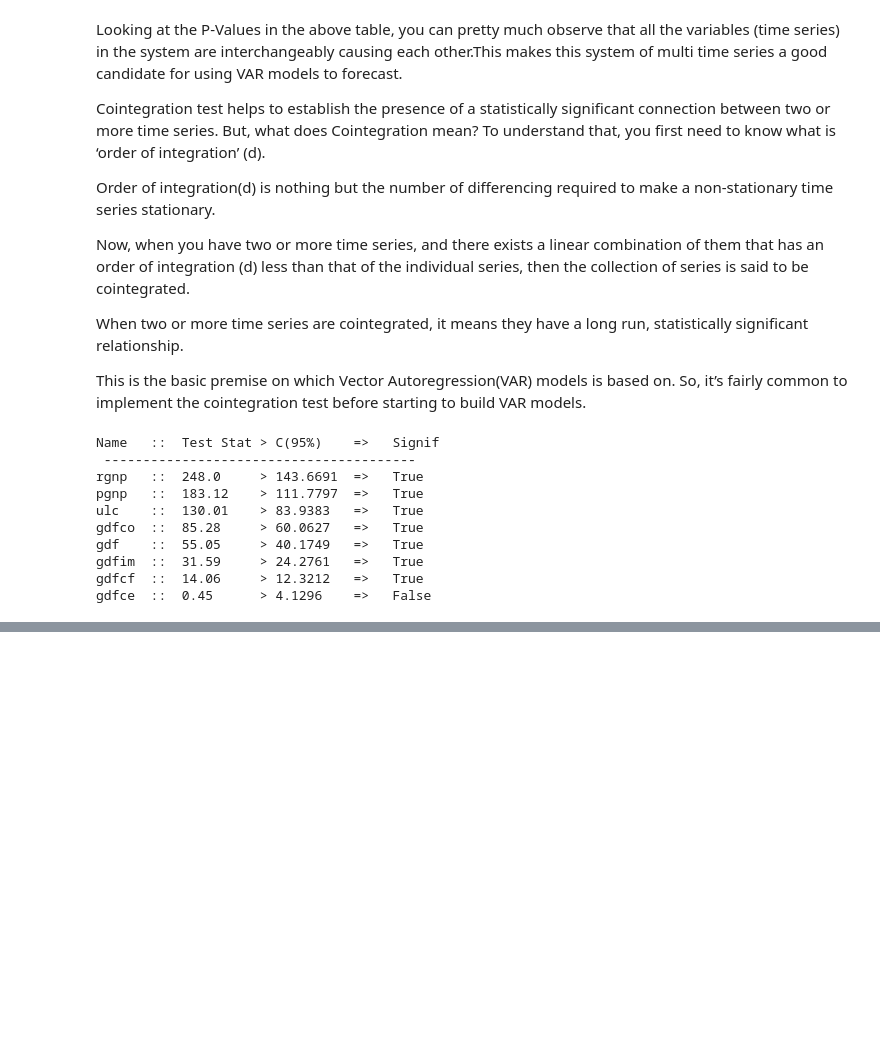
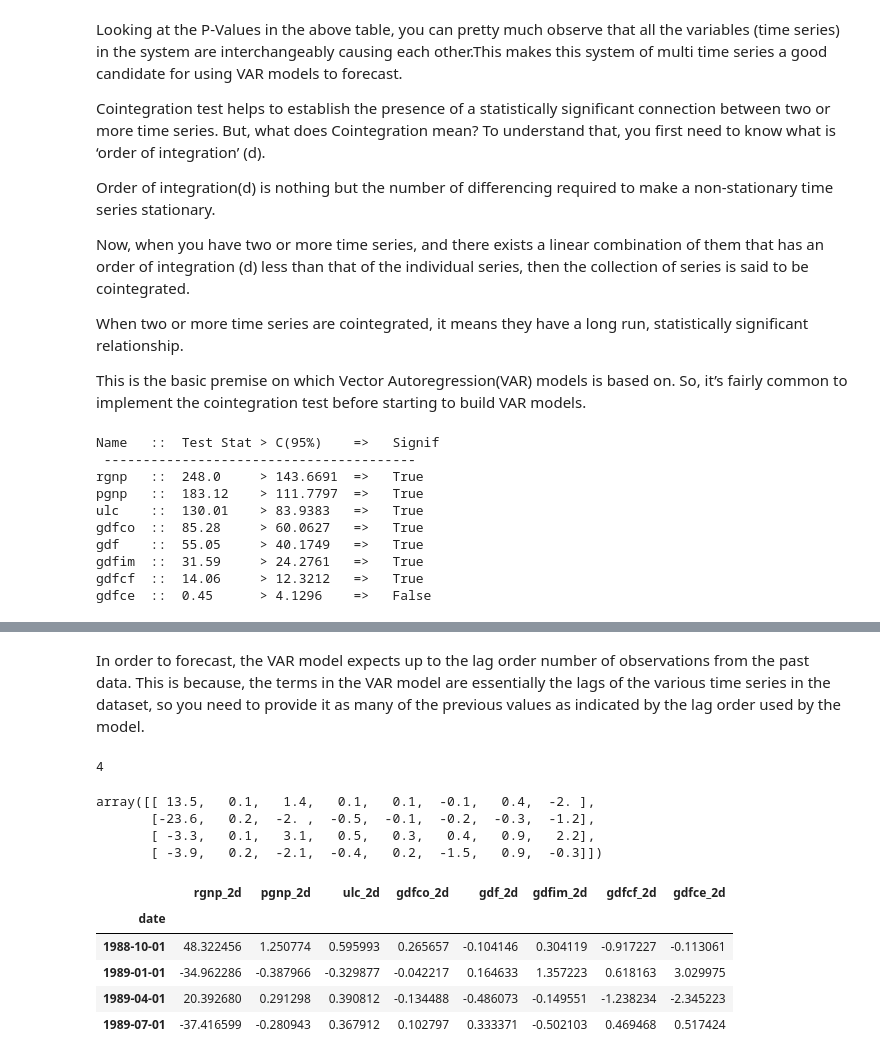
Before and after one commit to xxl4tomxu98/vector-autoregressive-model-wage-inflations, a Jupyter notebook: VAR-model.ipynb, the cells around one changed output, grey strips where cells are left out. Cells and saved outputs as stored; diff of their text form; code cells hidden in the pictures; blank space fills up the shorter version.

```diff
--- a/VAR-model.ipynb
+++ b/VAR-model.ipynb
@@ -118,0 +349,28 @@ gdfce  ::  0.45      > 4.1296    =>   False
+# %% [markdown]
+In order to forecast, the VAR model expects up to the lag order number of observations from the past data. This is because, the terms in the VAR model are essentially the lags of the various time series in the dataset, so you need to provide it as many of the previous values as indicated by the lag order used by the model.
+# %%
+# Get the lag order
+lag_order = model_fitted.k_ar
+print(lag_order)  #> 4
+
+# Input data for forecasting
+forecast_input = df_differenced.values[-lag_order:]
+forecast_input
+# %% [output]
+4
+array([[ 13.5,   0.1,   1.4,   0.1,   0.1,  -0.1,   0.4,  -2. ],
+       [-23.6,   0.2,  -2. ,  -0.5,  -0.1,  -0.2,  -0.3,  -1.2],
+       [ -3.3,   0.1,   3.1,   0.5,   0.3,   0.4,   0.9,   2.2],
+       [ -3.9,   0.2,  -2.1,  -0.4,   0.2,  -1.5,   0.9,  -0.3]])
+# %%
+# Forecast
+fc = model_fitted.forecast(y=forecast_input, steps=nobs)
+df_forecast = pd.DataFrame(fc, index=df.index[-nobs:], columns=df.columns + '_2d')
+df_forecast
+# %% [output]
+|  | rgnp_2d | pgnp_2d | ulc_2d | gdfco_2d | gdf_2d | gdfim_2d | gdfcf_2d | gdfce_2d |
+| date |  |  |  |  |  |  |  |  |
+| 1988-10-01 | 48.322456 | 1.250774 | 0.595993 | 0.265657 | -0.104146 | 0.304119 | -0.917227 | -0.113061 |
+| 1989-01-01 | -34.962286 | -0.387966 | -0.329877 | -0.042217 | 0.164633 | 1.357223 | 0.618163 | 3.029975 |
+| 1989-04-01 | 20.392680 | 0.291298 | 0.390812 | -0.134488 | -0.486073 | -0.149551 | -1.238234 | -2.345223 |
+| 1989-07-01 | -37.416599 | -0.280943 | 0.367912 | 0.102797 | 0.333371 | -0.502103 | 0.469468 | 0.517424 |
```
Also changed, not shown: parts of 19 cells of this notebook.
